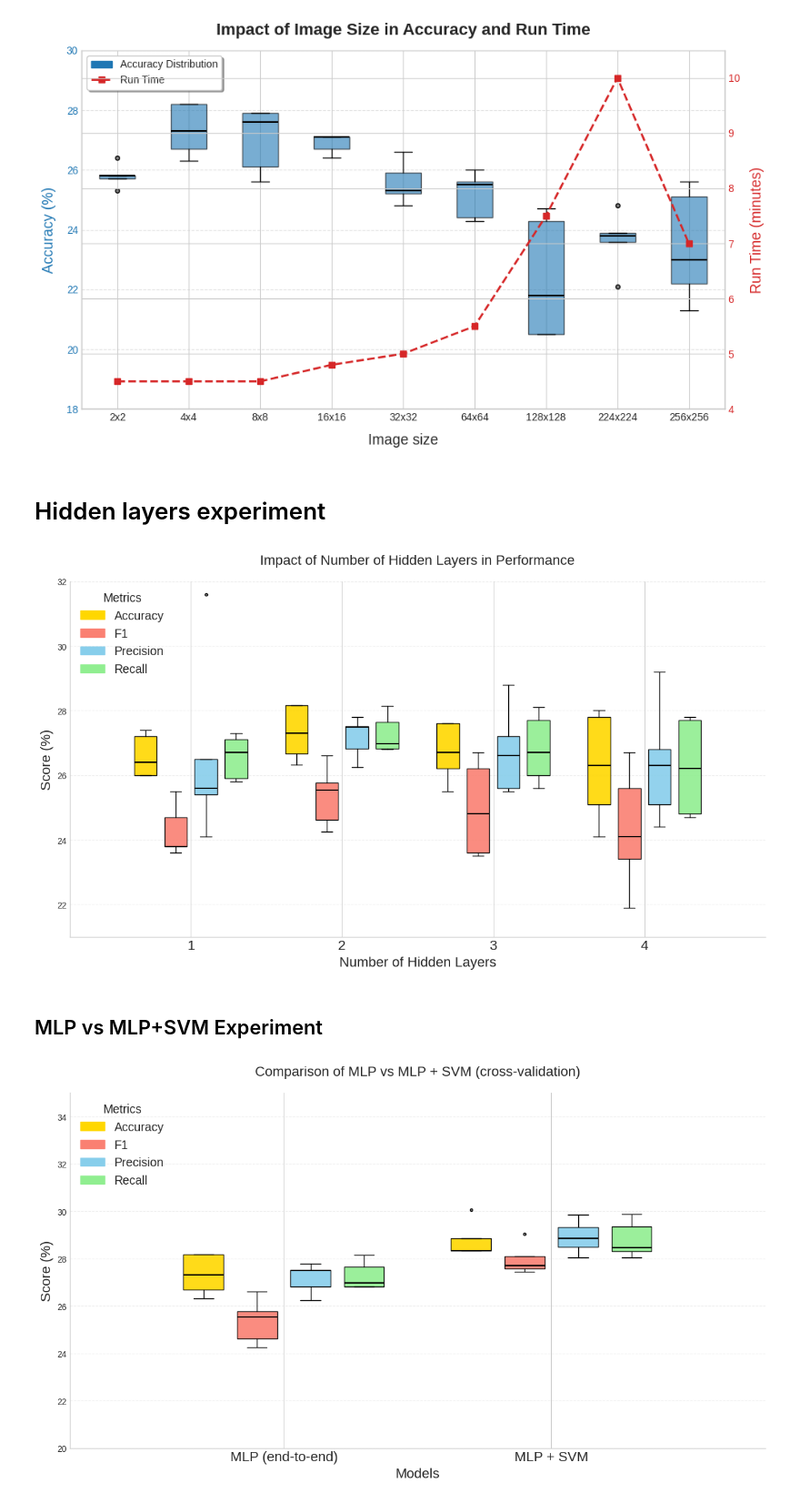
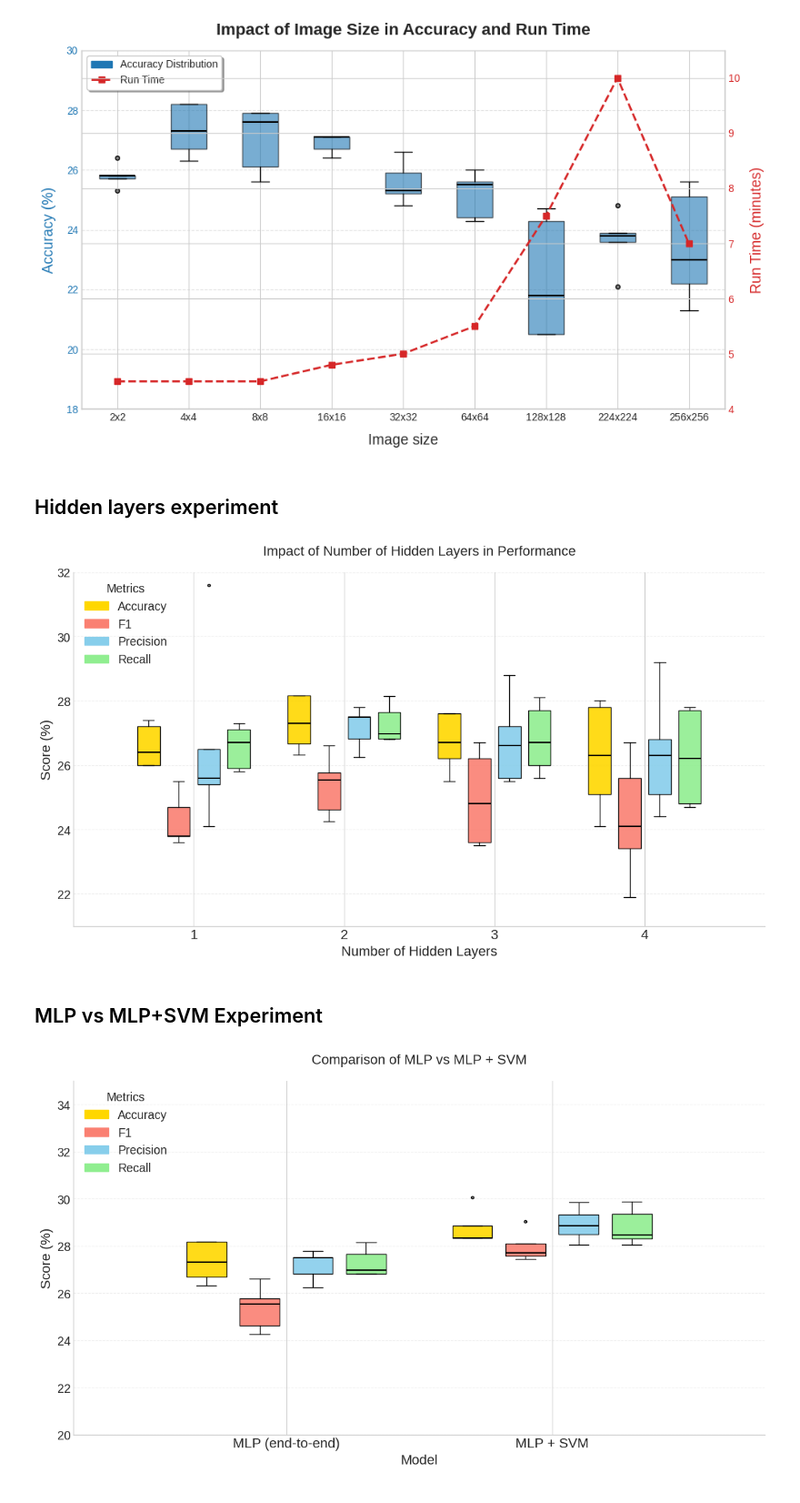
Before and after one commit to MCV-C3/project-5, a Jupyter notebook: Week2/plots.ipynb, the cells around one changed output. Shown at 91% size. Drawn from its saved outputs; the diff is of its cells as text; code cells hidden in the pictures.

Commit message:
plots.ipynb done

```diff
--- a/Week2/plots.ipynb
+++ b/Week2/plots.ipynb
@@ -175,5 +193,6 @@ def plot_performance_boxplots(data, title="Comparison of local descriptors (cros
     ax.spines['top'].set_visible(False)
 
     plt.tight_layout()
+    plt.tick_params(axis='y', which='major', labelsize=14)
     plt.show()
 # %% [markdown]
@@ -211,7 +230,7 @@ plot_spatial_pyramids_boxplots(performance_image_size, title="Impact of Image Si
 # %% [output]
 [figure]
 # %% [markdown]
-# Hidden layers experiment
+## Hidden layers experiment
 # %%
 performance_data_folds = {
     '1': [
@@ -242,25 +261,25 @@ performance_data_folds = {
 
 plot_performance_boxplots(performance_data_folds, title="Impact of Number of Hidden Layers in Performance", dim=[21,32], x_axis_title="Number of Hidden Layers")
 # %% [output]
-[figure, old version]
+[figure, new version]
 # %% [markdown]
 ## MLP vs MLP+SVM Experiment
 # %%
 performance_data_folds = {
     'MLP (end-to-end)': [
         [26.67, 26.32, 28.16, 28.16, 27.30],  # Accuracy
         [24.25, 24.61, 26.60, 25.54, 25.77],  # F1
         [26.24, 27.51, 27.79, 26.82, 27.49],  # Precision
         [26.81, 26.82, 28.14, 27.65, 26.97]   # Recall
     ],
     'MLP + SVM': [
         [28.33, 28.85, 28.33, 30.06, 28.33],  # Accuracy
         [27.45, 28.10, 27.69, 29.03, 27.56],  # F1
         [28.04, 29.32, 28.85, 29.84, 28.49],  # Precision
         [28.29, 29.36, 28.46, 29.86, 28.05]   # Recall
     ],
 }
 
-plot_performance_boxplots(performance_data_folds, title="Comparison of MLP vs MLP + SVM (cross-validation)", dim=[20,35], x_axis_title="Models")
+plot_performance_boxplots(performance_data_folds, title="Comparison of MLP vs MLP + SVM", dim=[20,35], x_axis_title="Model")
 # %% [output]
-[figure, old version]
+[figure, new version]
```
Also changed, not shown: parts of 9 cells of this notebook.
